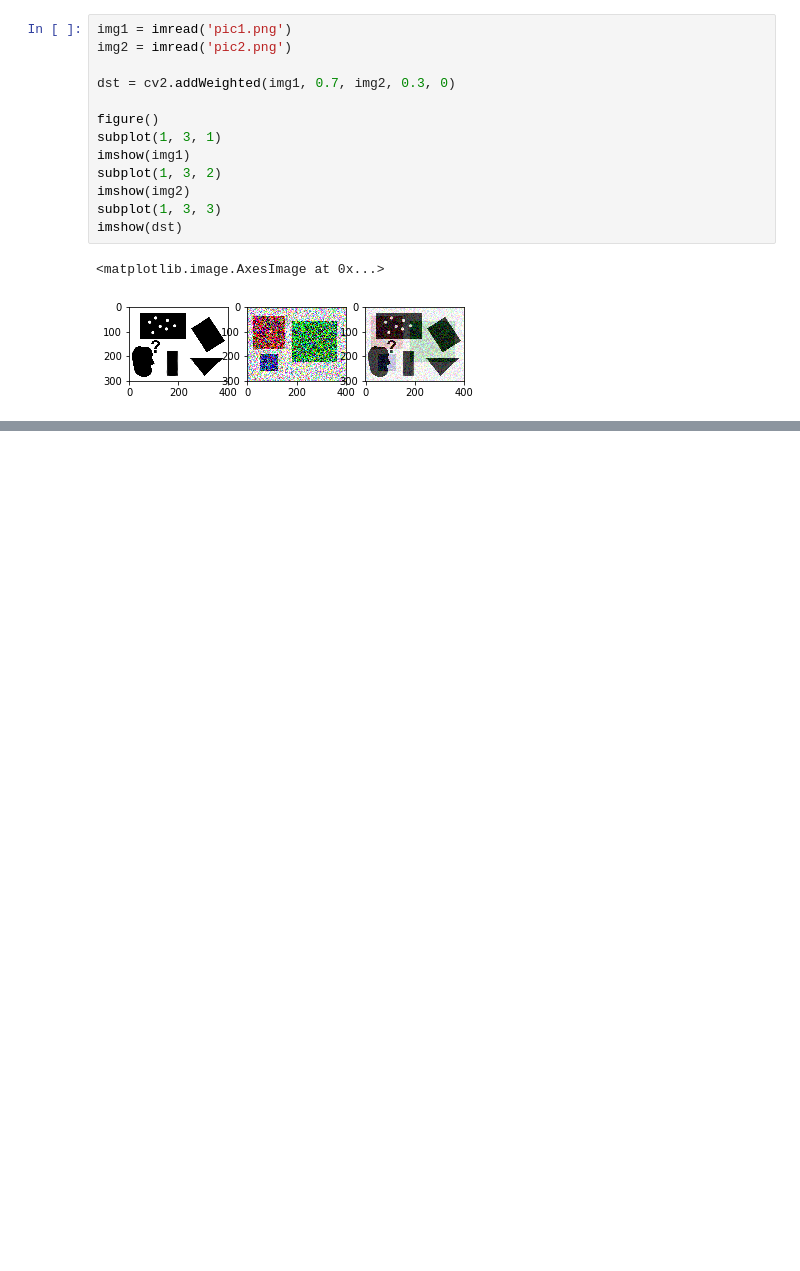
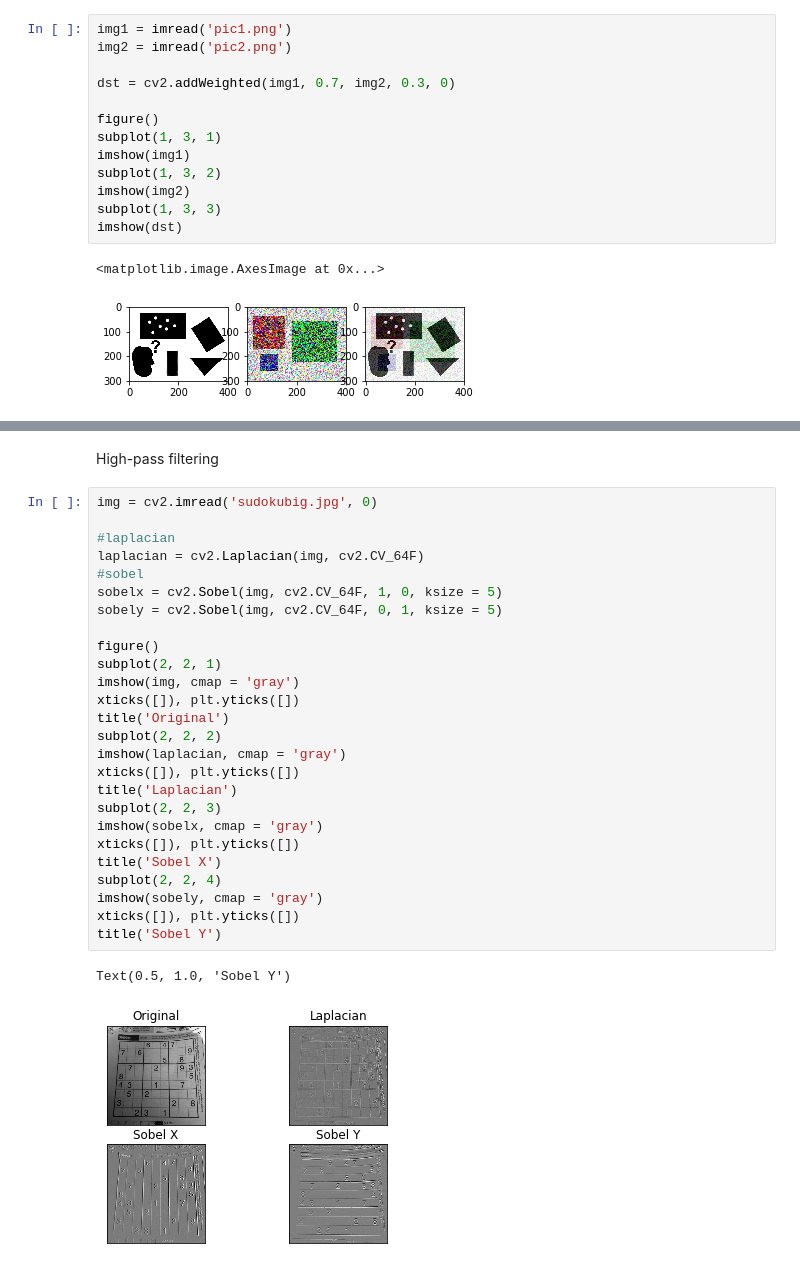
Before and after one commit to nagendraputhane/OpenCV, a Jupyter notebook: OpenCV_101.ipynb, the cells around one changed output, grey strips where cells are left out. Cells and saved outputs as stored; diff of their text form; blank space fills up the shorter version.

```diff
--- a/OpenCV_101.ipynb
+++ b/OpenCV_101.ipynb
@@ -184,0 +201,31 @@ imshow(dst)
+# %% [markdown]
+High-pass filtering
+# %%
+img = cv2.imread('sudokubig.jpg', 0)
+
+#laplacian
+laplacian = cv2.Laplacian(img, cv2.CV_64F)
+#sobel
+sobelx = cv2.Sobel(img, cv2.CV_64F, 1, 0, ksize = 5)
+sobely = cv2.Sobel(img, cv2.CV_64F, 0, 1, ksize = 5)
+
+figure()
+subplot(2, 2, 1)
+imshow(img, cmap = 'gray')
+xticks([]), plt.yticks([])
+title('Original')
+subplot(2, 2, 2)
+imshow(laplacian, cmap = 'gray')
+xticks([]), plt.yticks([])
+title('Laplacian')
+subplot(2, 2, 3)
+imshow(sobelx, cmap = 'gray')
+xticks([]), plt.yticks([])
+title('Sobel X')
+subplot(2, 2, 4)
+imshow(sobely, cmap = 'gray')
+xticks([]), plt.yticks([])
+title('Sobel Y')
+# %% [output]
+Text(0.5, 1.0, 'Sobel Y')
+[figure, added]
```
Also changed, not shown: parts of 9 cells of this notebook.
